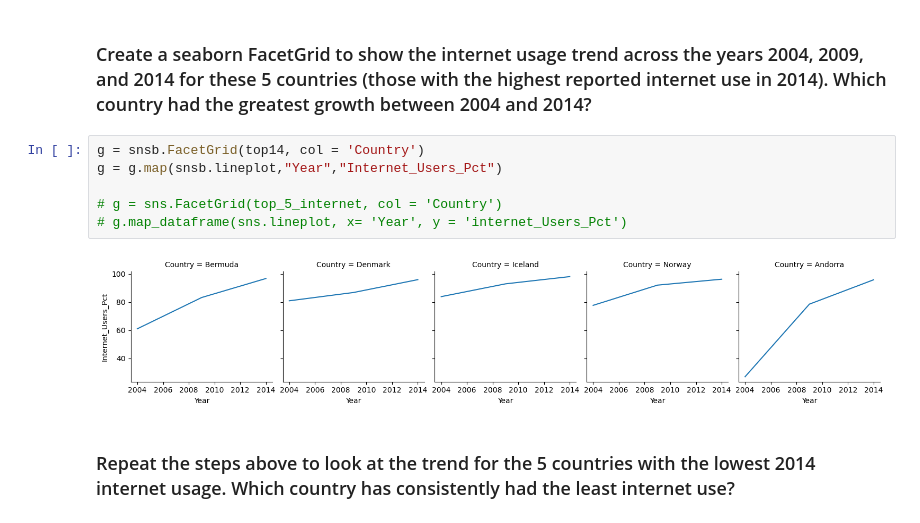
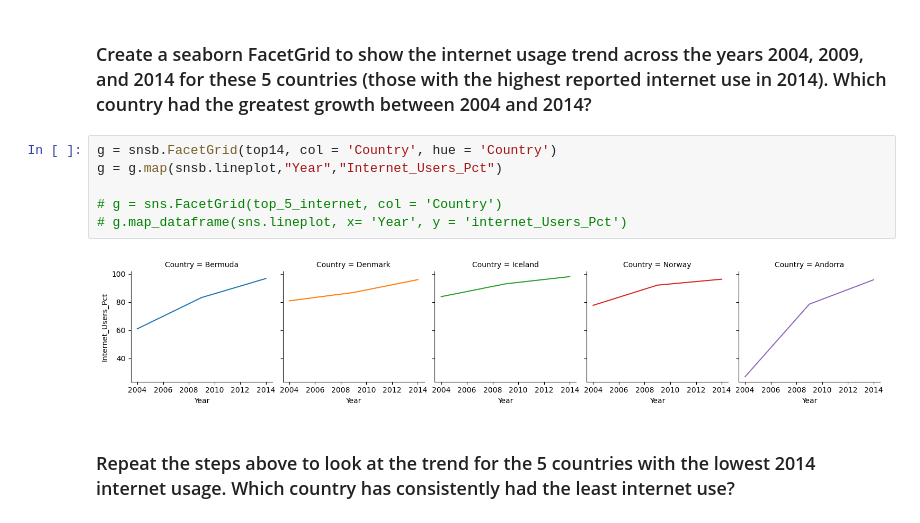
Before and after one commit to jwhankins177/gdp-and-internet-usage-python, a Jupyter notebook: Notebooks/UN_INTERNET_NB_LAPTOP.ipynb, the cells around one changed output. Cells and saved outputs as stored; diff of their text form.

```diff
--- a/Notebooks/UN_INTERNET_NB_LAPTOP.ipynb
+++ b/Notebooks/UN_INTERNET_NB_LAPTOP.ipynb
@@ -492,13 +506,13 @@ print(top14)
 # %% [markdown]
 ### Create a seaborn FacetGrid to show the internet usage trend across the years 2004, 2009, and 2014 for these 5 countries (those with the highest reported internet use in 2014). Which country had the greatest growth between 2004 and 2014?
 # %%
-g = snsb.FacetGrid(top14, col = 'Country')
+g = snsb.FacetGrid(top14, col = 'Country', hue = 'Country')
 g = g.map(snsb.lineplot,"Year","Internet_Users_Pct")
 
 # g = sns.FacetGrid(top_5_internet, col = 'Country')
 # g.map_dataframe(sns.lineplot, x= 'Year', y = 'internet_Users_Pct')
 # %% [output]
-[figure, old version]
+[figure, new version]
 # %% [markdown]
 ### Repeat the steps above to look at the trend for the 5 countries with the lowest 2014 internet usage. Which country has consistently had the least internet use?
 # %%
```
Also changed, not shown: parts of 9 cells of this notebook.
